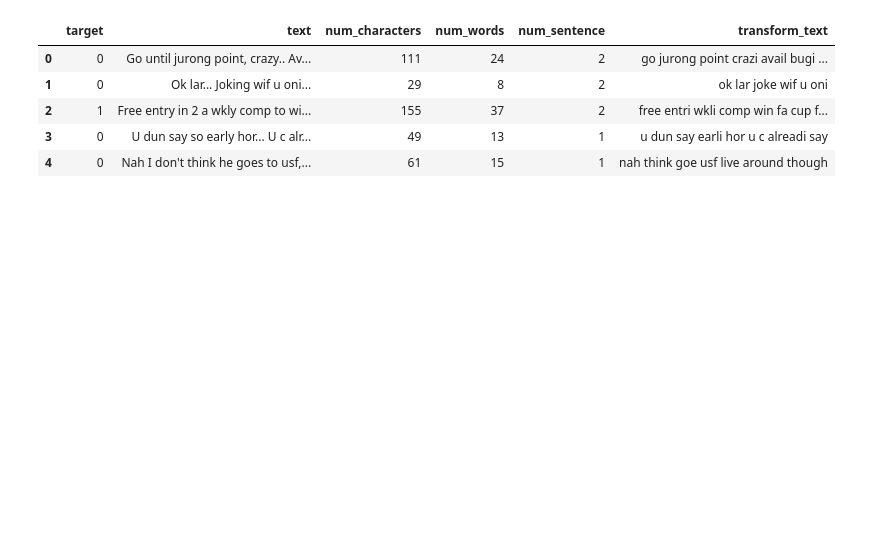
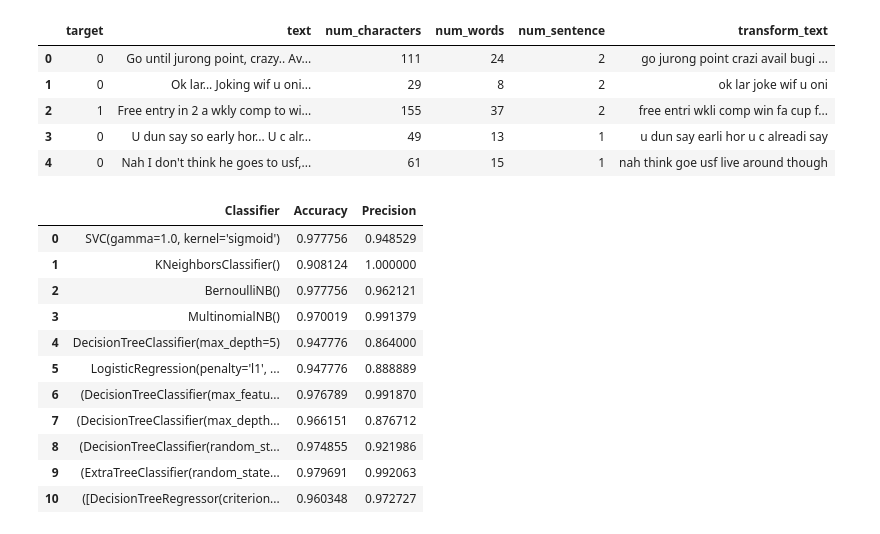
Before and after one commit to yash0307jain/spam-classifier, a Jupyter notebook: spam_classifier.ipynb, the cells around one changed output. Saved outputs shown, nothing was run; the diff lists cells and outputs as text; code cells hidden in the pictures; blank space fills up the shorter version.

Commit message:
adding more algos and improve performance of classifier

```diff
--- a/spam_classifier.ipynb
+++ b/spam_classifier.ipynb
@@ -278,8 +273,10 @@ class SpamClassifier():
     def run_classifier(self, classifier):
         return self.train_check_performance(classifier)
 # %%
-def performance_matrix(spam_classifier, classifier):
+performance_matrix = []
+def run_classifier_check_performance(spam_classifier, classifier):
     model, y_pred, confusion_mat, accuracy, precision = spam_classifier.run_classifier(classifier)
+    performance_matrix.append({'Classifier': classifier, 'Accuracy': accuracy, 'Precision': precision})
     print("==============================================================")
     print("Confusion Matrix:\n", confusion_mat)
     print("==============================================================")
@@ -326,3 +348,19 @@ df.head()
 | 2 | 1 | Free entry in 2 a wkly comp to wi... | 155 | 37 | 2 | free entri wkli comp win fa cup f... |
 | 3 | 0 | U dun say so early hor... U c alr... | 49 | 13 | 1 | u dun say earli hor u c alreadi say |
 | 4 | 0 | Nah I don't think he goes to usf,... | 61 | 15 | 1 | nah think goe usf live around though |
+# %%
+performance_df = pd.DataFrame(performance_matrix)
+performance_df
+# %% [output]
+|  | Classifier | Accuracy | Precision |
+| 0 | SVC(gamma=1.0, kernel='sigmoid') | 0.977756 | 0.948529 |
+| 1 | KNeighborsClassifier() | 0.908124 | 1.000000 |
+| 2 | BernoulliNB() | 0.977756 | 0.962121 |
+| 3 | MultinomialNB() | 0.970019 | 0.991379 |
+| 4 | DecisionTreeClassifier(max_depth=5) | 0.947776 | 0.864000 |
+| 5 | LogisticRegression(penalty='l1', ... | 0.947776 | 0.888889 |
+| 6 | (DecisionTreeClassifier(max_featu... | 0.976789 | 0.991870 |
+| 7 | (DecisionTreeClassifier(max_depth... | 0.966151 | 0.876712 |
+| 8 | (DecisionTreeClassifier(random_st... | 0.974855 | 0.921986 |
+| 9 | (ExtraTreeClassifier(random_state... | 0.979691 | 0.992063 |
+| 10 | ([DecisionTreeRegressor(criterion... | 0.960348 | 0.972727 |
```
Also changed, not shown: parts of 4 cells of this notebook.
